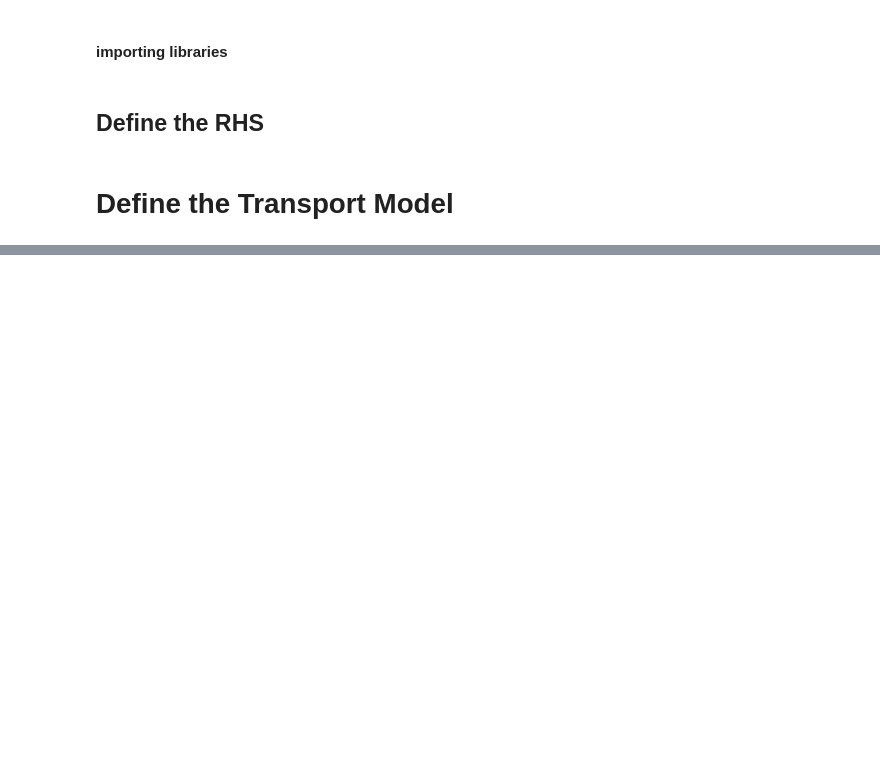
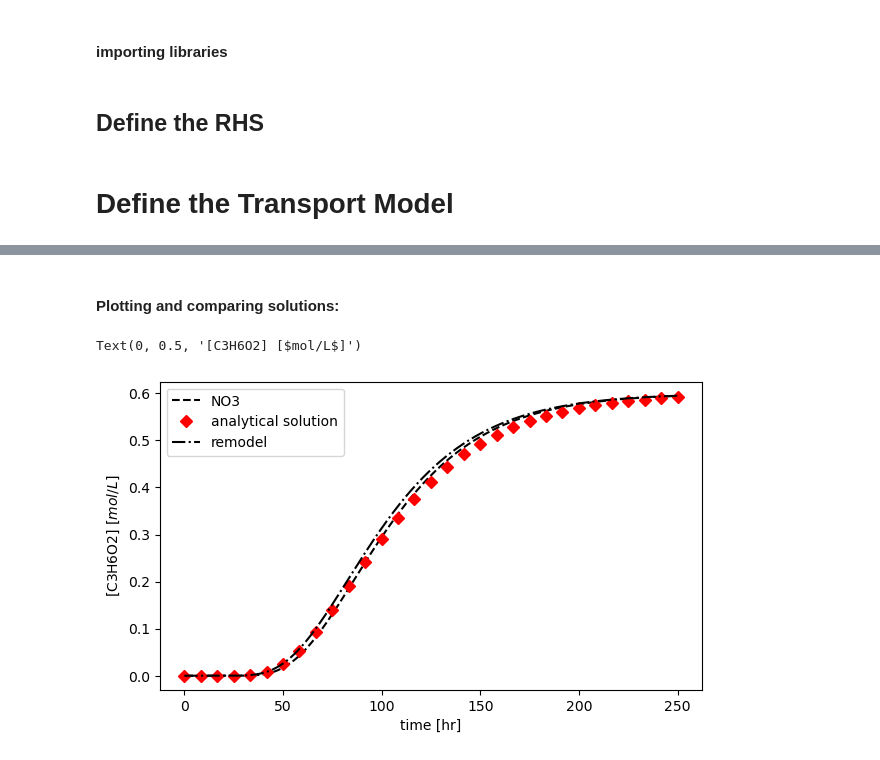
Before and after one commit to vcantarella/secunda, a Jupyter notebook: notebooks/reaction_experiments/monod_based_denitrification.ipynb, the cells around one changed output, grey strips where cells are left out. Drawn from its saved outputs; the diff is of its cells as text; code cells hidden in the pictures; blank space fills up the shorter version.

```diff
--- a/notebooks/reaction_experiments/monod_based_denitrification.ipynb
+++ b/notebooks/reaction_experiments/monod_based_denitrification.ipynb
@@ -124,0 +247,5 @@ Let's time the evaluation of the logp function and the gradients for 3 prior poi
+# %%
+n_cells = parameters['ncells']
+deltax = parameters['length']/parameters['ncells']
+y0 = np.repeat(1e-11,n_cells)
+y0
@@ -124,0 +267,9 @@ Let's time the evaluation of the logp function and the gradients for 3 prior poi
+# %%
+mixf = (parameters['D'][0]+v*parameters['alpha_l'])/deltax**2
+r = np.zeros(y0.shape[0])
+# %%
+c_ode, outp = scipy.integrate.odeint(f,y0,time_intervals,args = (deltax,parameters['D'][0],parameters['alpha_l'],v,c_in_array[0,0]),
+                                     Dfun = jacob,
+                                     tfirst = True,
+                                     #hmax = 0.1*deltax**2/(3*(parameters['D'][0]+v*parameters['alpha_l'])),
+                                     atol = 1e-13, rtol = 1e-13, full_output = 1)
@@ -124,0 +322,17 @@ Let's time the evaluation of the logp function and the gradients for 3 prior poi
+# %% [markdown]
+#### Plotting and comparing solutions:
+# %%
+plot_time = time_intervals/3600
+# %%
+fig = plt.figure(figsize = (7,4))
+ax = fig.add_subplot(111)
+ax.plot(plot_time,sol[:,0],'--k', label = 'NO3')
+ax.plot(plot_time[::50],c_out_ana[::50], 'Dr', label = 'analytical solution')
+ax.plot(plot_time,c_ode[:,-1],'-.k', label = 'remodel')
+#ax.set_xlim([0,6])
+ax.legend()
+ax.set_xlabel('time [hr]')
+ax.set_ylabel(r'[C3H6O2] [$mol/L$]')
+# %% [output]
+Text(0, 0.5, '[C3H6O2] [$mol/L$]')
+[figure, added]
```
Also changed, not shown: parts of 59 cells of this notebook, 20 other files.
